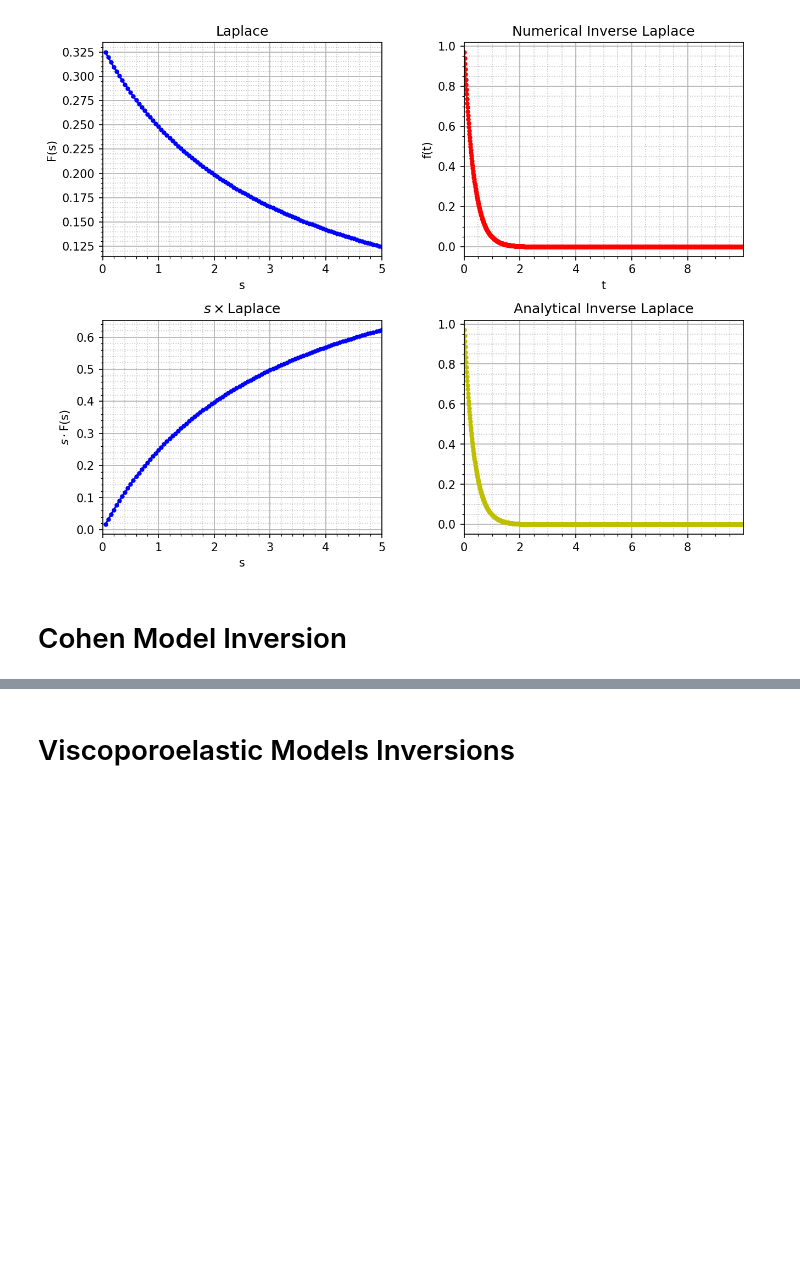
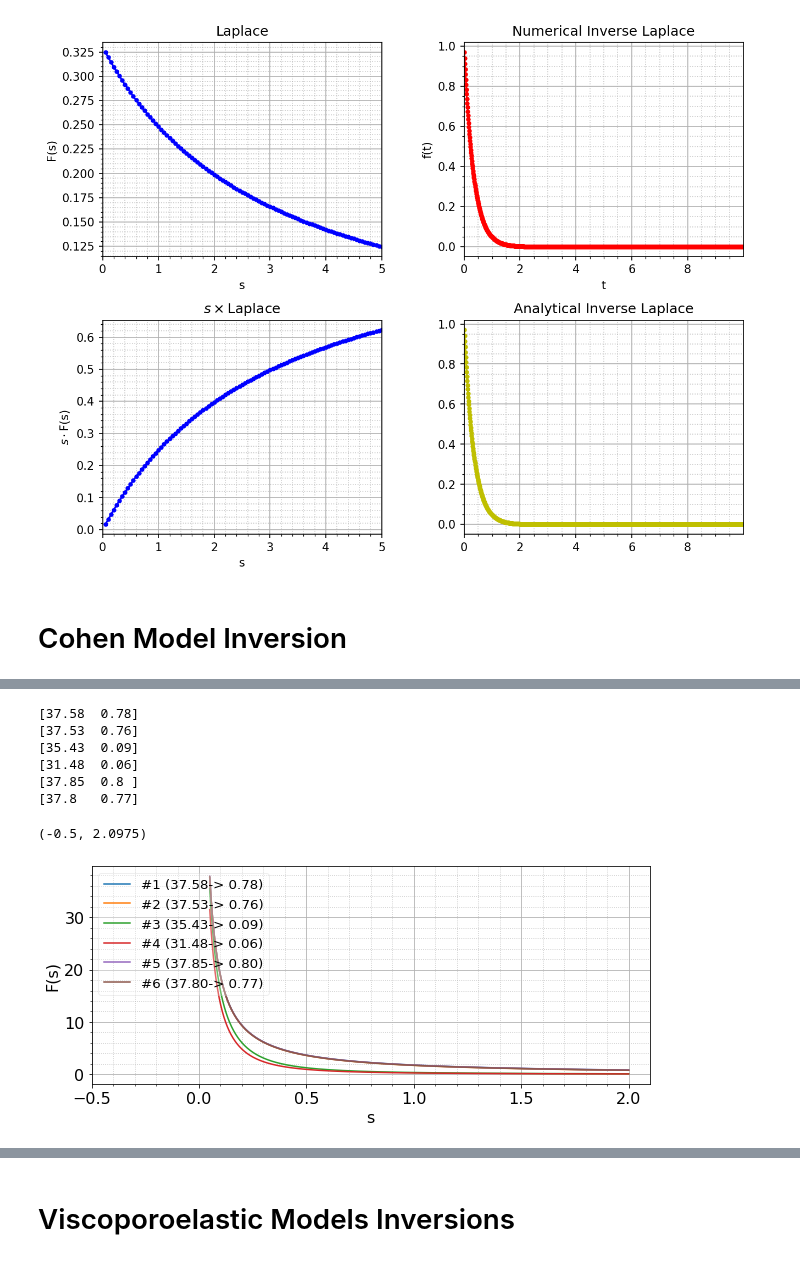
Before and after one commit to ryerrabelli/Yerrabelli-Spector-Poroelastic-Model-Code, a Jupyter notebook: src/ViscoporoelasticInversion.ipynb, the cells around one changed output, grey strips where cells are left out. Saved outputs shown, nothing was run; the diff lists cells and outputs as text; code cells hidden in the pictures; blank space fills up the shorter version.

Commit message:
Still experimenting. Implemented forward laplace transform.

```diff
--- a/src/ViscoporoelasticInversion.ipynb
+++ b/src/ViscoporoelasticInversion.ipynb
@@ -244,3 +244,38 @@ $$\text{At } t/t_g=0.247, \quad \sigma(\frac{t}{t_g}), kPa=1.98580$$
 $$\text{At } t/t_g=2.000, \quad \sigma(\frac{t}{t_g}), kPa=1.90001$$
 $$\text{At } s=0.050, \quad s\cdot\overline{\sigma}(s)=1.890$$
 ... (4 outputs left out)
+# %%
+importlib.reload(inverting)
+
+plot_s = np.linspace(0.05, 2, num=1000, endpoint=True)
+
+t_new_anal = np.linspace(0.05, 100, num=1001, endpoint=True)
+
+F_s_recalcs = [
+               *[inverting.forward_laplace_transform(inverting.euler_inversion(VPEs[ind][0].laplace_value, t_new_anal), plot_s, times=t_new_anal ) for ind, _ in enumerate(VPEs) ],
+               *[inverting.forward_laplace_transform(inverted_vals_analytical_all[ind], plot_s, times=input_times_anal ) for ind, _ in enumerate(VPEs) ],
+               #*[inverting.forward_laplace_transform(VPEs[ind][0].inverted_value, plot_s, times=np.linspace(0, 100, num=100001, endpoint=True) ) for ind, _ in enumerate(VPEs)],
+               #*[laplace_vals_all[ind][0:len(plot_s)] for ind, _ in enumerate(VPEs) ],
+               *[VPEs[ind][0].laplace_value(plot_s) for ind, _ in enumerate(VPEs) ],
+               #*[inverting.forward_laplace_transform(inverted_vals_numerical_all[ind], plot_s, times=plot_times ) for ind, _ in enumerate(VPEs) ]
+
+ ]
+
+fig = plt.figure()
+fig.set_figwidth(7.5)
+fig.set_figwidth(10)
+for ind, F_s_recalc in enumerate(F_s_recalcs):
+    bounds = F_s_recalc[np.array([0,-1])]
+    plt.plot(plot_s, F_s_recalc, label=f"#{ind+1} ({bounds[0]:5.2f}->{bounds[1]:5.2f})")
+    print(bounds.round(2))
+plt.xlabel("s")
+plt.ylabel("F(s)")
+plt.legend(framealpha=0.3, fontsize='small', loc="upper left")
+plt.grid(which="major")  # set major grid lines
+plt.grid(which="minor", alpha=0.75, linestyle=":")  # set minor grid lines, but make them less visible
+plt.axes().xaxis.set_minor_locator(matplotlib.ticker.AutoMinorLocator())
+plt.axes().yaxis.set_minor_locator(matplotlib.ticker.AutoMinorLocator())
+plt.xlim([-0.5,None])
+
+#F_s_recalcs
+# %% [output]
@@ -247,3 +283,11 @@ $$\text{At } s=0.050, \quad s\cdot\overline{\sigma}(s)=1.890$$
+[37.58  0.78]
+[37.53  0.76]
+[35.43  0.09]
+[31.48  0.06]
+[37.85  0.8 ]
+[37.8   0.77]
+(-0.5, 2.0975)
+[figure, added]
 # %%
 #VPEs = [(viscoporoelastic_model.CohenModel1998(), fr"$Cohen$") ]
 for VPE, name in VPEs:
```
Also changed, not shown: parts of 2 cells of this notebook, 2 other files.
